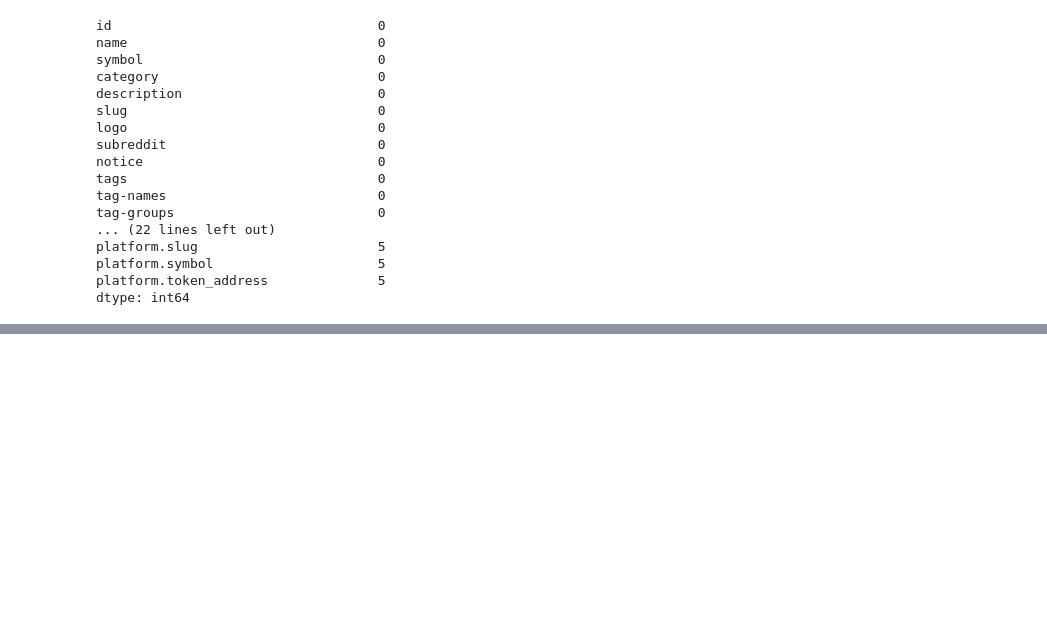
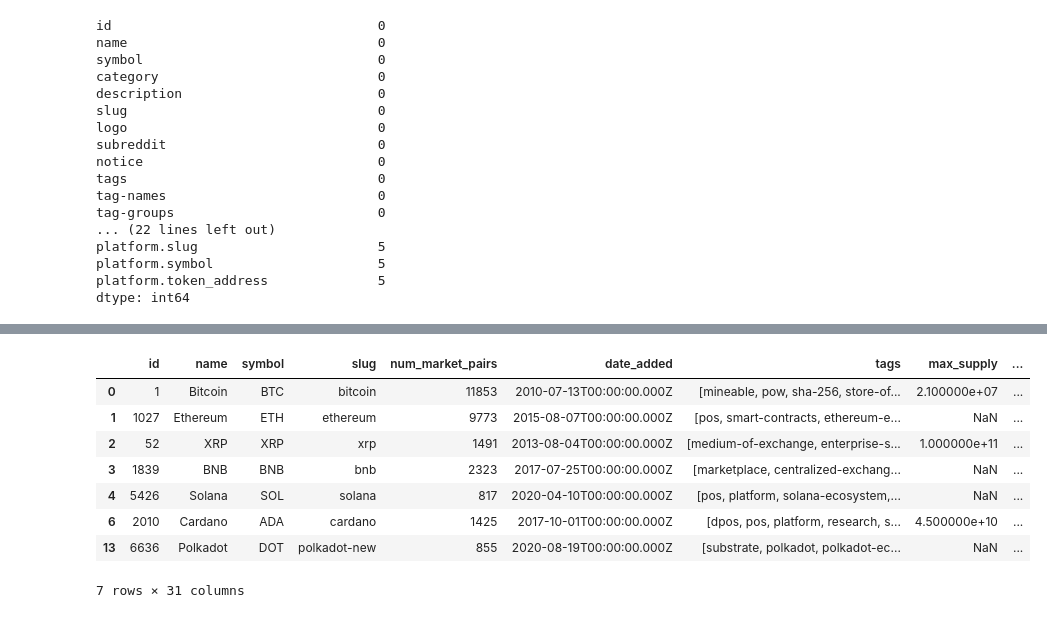
Before and after one commit to Lucas01iveira/Cryptocurrency-Tracker, a Jupyter notebook: Api_FirstApproach.ipynb, the cells around one changed output, grey strips where cells are left out. Drawn from its saved outputs; the diff is of its cells as text; code cells hidden in the pictures; blank space fills up the shorter version.

```diff
--- a/Api_FirstApproach.ipynb
+++ b/Api_FirstApproach.ipynb
@@ -182,0 +280,25 @@ df.to_csv('API-data/cryptocurrency_metada.csv', sep= ';', index= False)
+# %%
+# defining the full query URL
+listing_url= base_url+'/v1/cryptocurrency/listings/latest'
+
+# defining the appropriate parameters (I want to see basic information involving some of the main recent cryptocurrencies)
+#'symbol': 'BTC,ETH,USDT,USDC,BNB,XRP,ADA,BUSD,SOL,DOT',
+parameters= {
+    'limit': 1000,
+    'cryptocurrency_type': 'coins'
+}
+# (bringing top 1000 cryptocurrencies ranked by marketing cap)
+
+# making the call attempt
+response= r.get(
+    url= listing_url
+    ,params= parameters
+    ,headers= headers
+)
+
+print(response.status_code)
+print(response.reason)
+
+# printing the entire response to take a look at the error message if there's a HTTP expection of type 4xx (i.e., user inconsistency)
+if str(response.status_code)[0] == '4':
+    print(response.json())
@@ -182,0 +308,3 @@ df.to_csv('API-data/cryptocurrency_metada.csv', sep= ';', index= False)
+# %%
+quotes= pd.json_normalize(response.json()['data'])
+quotes.head(n=3)
@@ -182,0 +337,14 @@ df.to_csv('API-data/cryptocurrency_metada.csv', sep= ';', index= False)
+# %%
+# filtering for the cryptos we have interest
+quotes= quotes[quotes['symbol'].isin(['BTC','ETH','USDT','USDC','BNB','XRP','ADA','BUSD','SOL','DOT'])]
+quotes
+# %% [output]
+|  | id | name | symbol | slug | num_market_pairs | date_added | tags | max_supply | ... |
+| 0 | 1 | Bitcoin | BTC | bitcoin | 11853 | 2010-07-13T00:00:00.000Z | [mineable, pow, sha-256, store-of... | 2.100000e+07 | ... |
+| 1 | 1027 | Ethereum | ETH | ethereum | 9773 | 2015-08-07T00:00:00.000Z | [pos, smart-contracts, ethereum-e... | NaN | ... |
+| 2 | 52 | XRP | XRP | xrp | 1491 | 2013-08-04T00:00:00.000Z | [medium-of-exchange, enterprise-s... | 1.000000e+11 | ... |
+| 3 | 1839 | BNB | BNB | bnb | 2323 | 2017-07-25T00:00:00.000Z | [marketplace, centralized-exchang... | NaN | ... |
+| 4 | 5426 | Solana | SOL | solana | 817 | 2020-04-10T00:00:00.000Z | [pos, platform, solana-ecosystem,... | NaN | ... |
+| 6 | 2010 | Cardano | ADA | cardano | 1425 | 2017-10-01T00:00:00.000Z | [dpos, pos, platform, research, s... | 4.500000e+10 | ... |
+| 13 | 6636 | Polkadot | DOT | polkadot-new | 855 | 2020-08-19T00:00:00.000Z | [substrate, polkadot, polkadot-ec... | NaN | ... |
+7 rows × 31 columns
```
Also changed, not shown: parts of 16 cells of this notebook.
